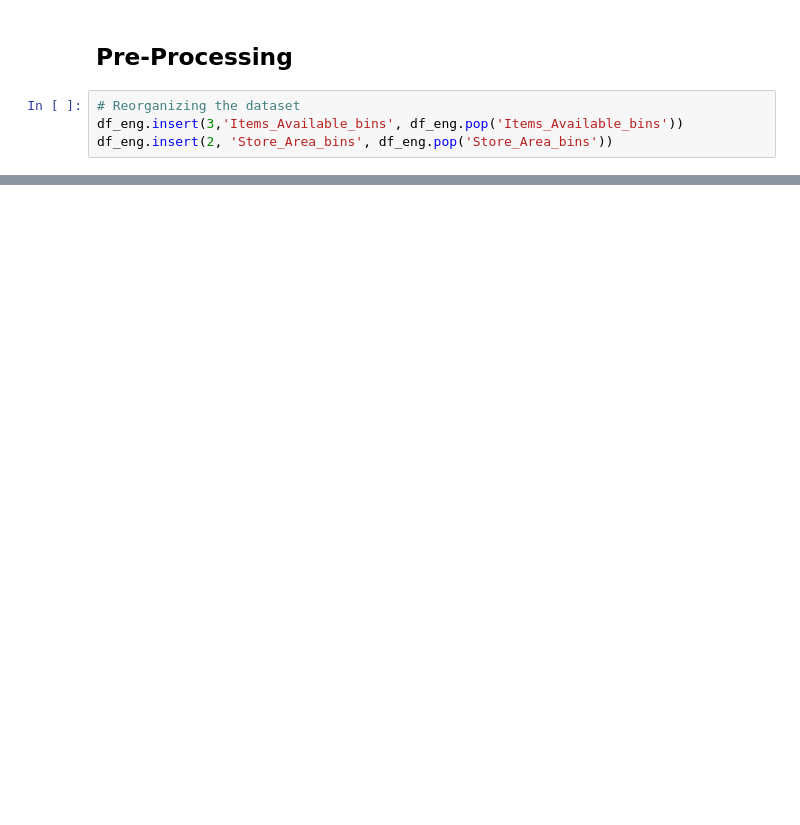
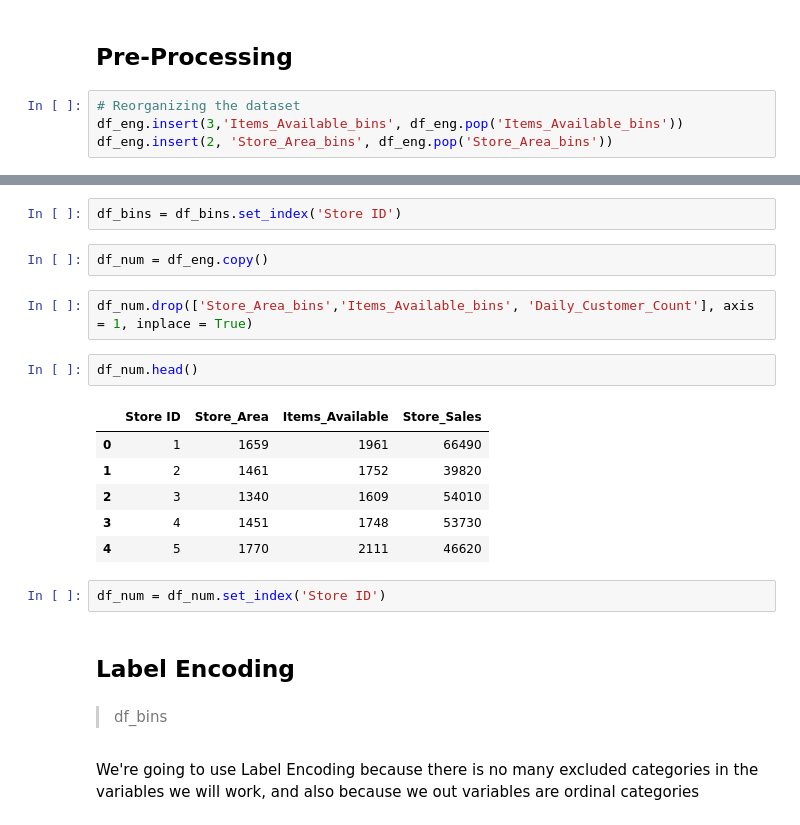
Before and after one commit to rafajovelho/Projeto1-Supermarket-Branches-Sales, a Jupyter notebook: SuperMarket_Project.ipynb, the cells around one changed output, grey strips where cells are left out. Saved outputs shown, nothing was run; the diff lists cells and outputs as text; blank space fills up the shorter version.

```diff
--- a/SuperMarket_Project.ipynb
+++ b/SuperMarket_Project.ipynb
@@ -421,0 +446,23 @@ df_eng.head()
+# %%
+df_bins = df_bins.set_index('Store ID')
+# %%
+df_num = df_eng.copy()
+# %%
+df_num.drop(['Store_Area_bins','Items_Available_bins', 'Daily_Customer_Count'], axis = 1, inplace = True)
+# %%
+df_num.head()
+# %% [output]
+|  | Store ID | Store_Area | Items_Available | Store_Sales |
+| 0 | 1 | 1659 | 1961 | 66490 |
+| 1 | 2 | 1461 | 1752 | 39820 |
+| 2 | 3 | 1340 | 1609 | 54010 |
+| 3 | 4 | 1451 | 1748 | 53730 |
+| 4 | 5 | 1770 | 2111 | 46620 |
+# %%
+df_num = df_num.set_index('Store ID')
+# %% [markdown]
+## Label Encoding
+# %% [markdown]
+> df_bins
+# %% [markdown]
+We're going to use Label Encoding because there is no many excluded categories in the variables we will work, and also because we out variables are ordinal categories
```
Also changed, not shown: parts of 31 cells of this notebook.
